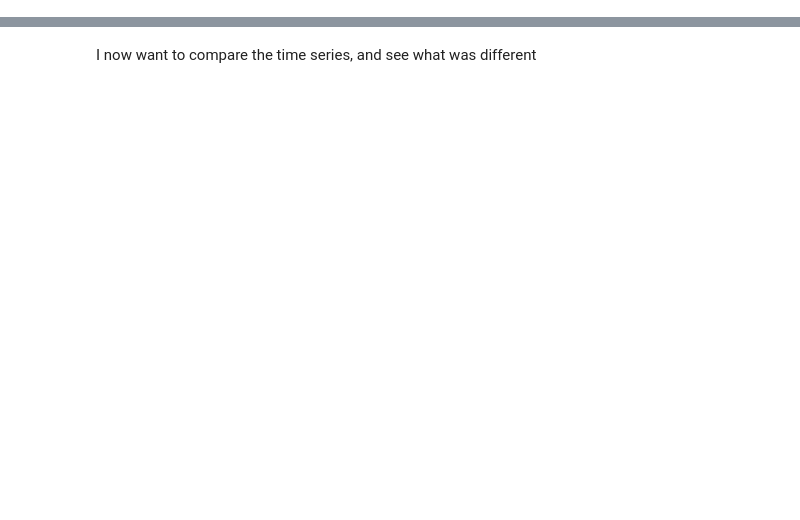
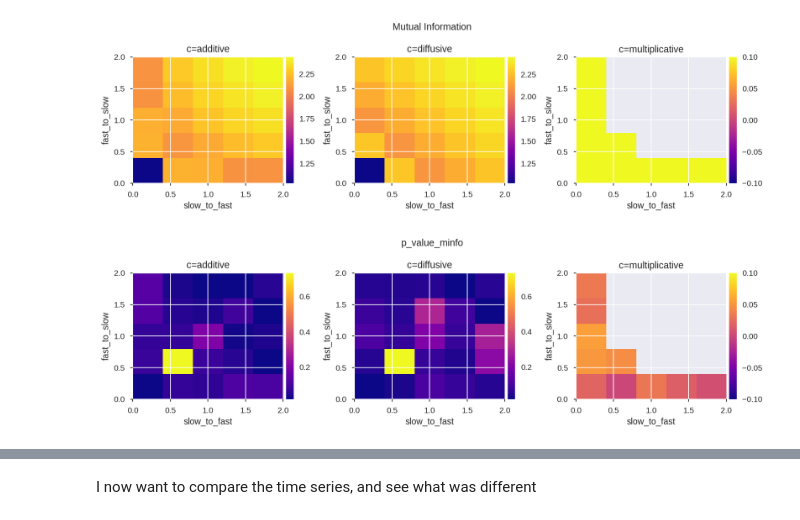
Before and after one commit to jajcayn/Hopf_CFC_analysis, a Jupyter notebook: understanding_coupling.ipynb, the cells around one changed output, grey strips where cells are left out. Cells and saved outputs as stored; diff of their text form; code cells hidden in the pictures; blank space fills up the shorter version.

```diff
--- a/understanding_coupling.ipynb
+++ b/understanding_coupling.ipynb
@@ -167,0 +231,24 @@ search.dfResults
+# %%
+neu.plotExplorationResults(
+    search.dfResults,
+    par1=["slow_to_fast", r"slow_to_fast"],
+    par2=["fast_to_slow", r"fast_to_slow"],
+    plot_key="mutual_information",
+    nan_to_zero=True,
+    by="coupling",
+    one_figure=True,
+    plot_key_label="Mutual Information",
+)
+neu.plotExplorationResults(
+    search.dfResults,
+    par1=["slow_to_fast", r"slow_to_fast"],
+    par2=["fast_to_slow", r"fast_to_slow"],
+    plot_key="p_value_minfo",
+    nan_to_zero=True,
+    by="coupling",
+    one_figure=True,
+    plot_key_label="p_value_minfo",
+)
+# %% [output]
+[figure, added]
+[figure, added]
```
Also changed, not shown: parts of 13 cells of this notebook.
